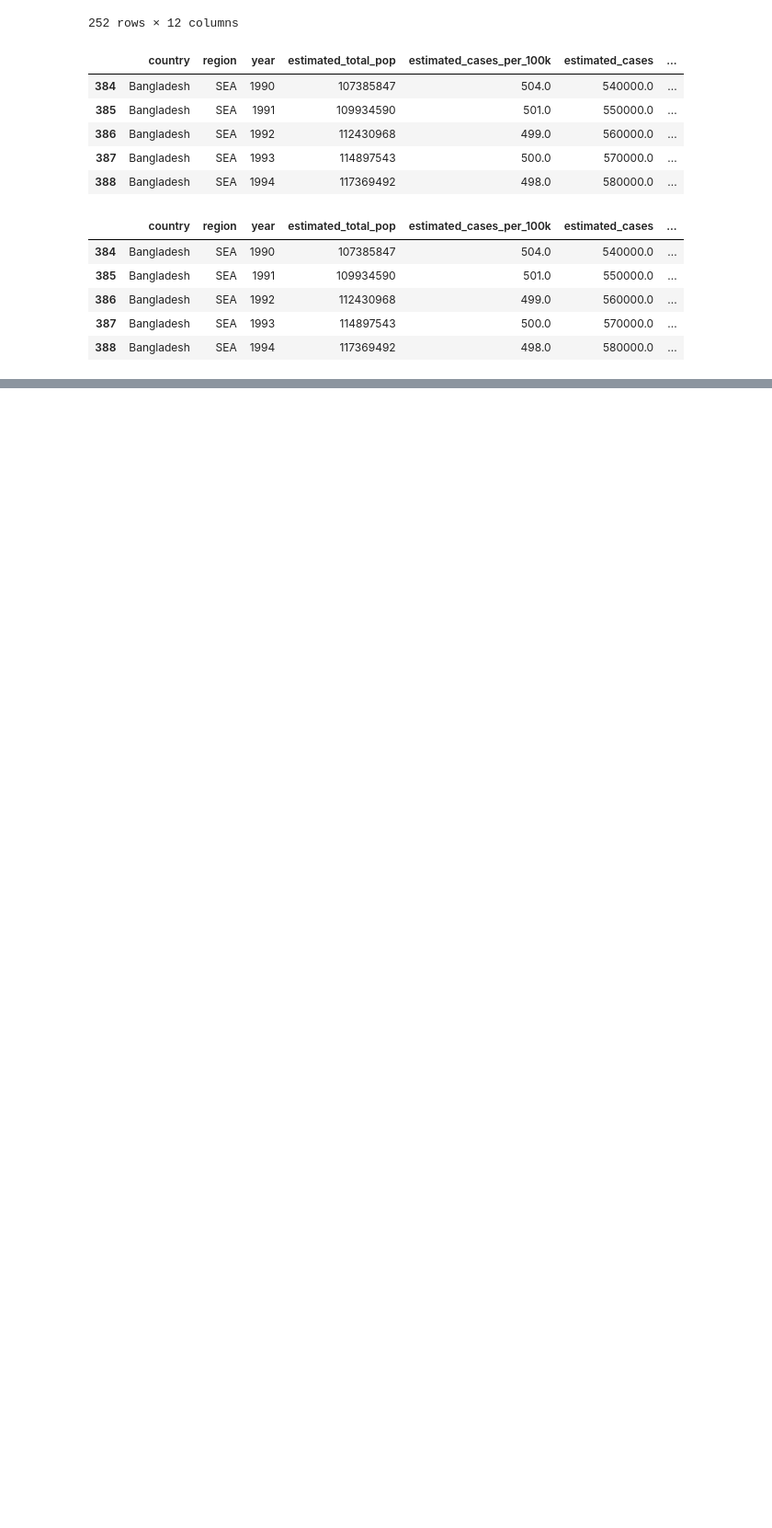
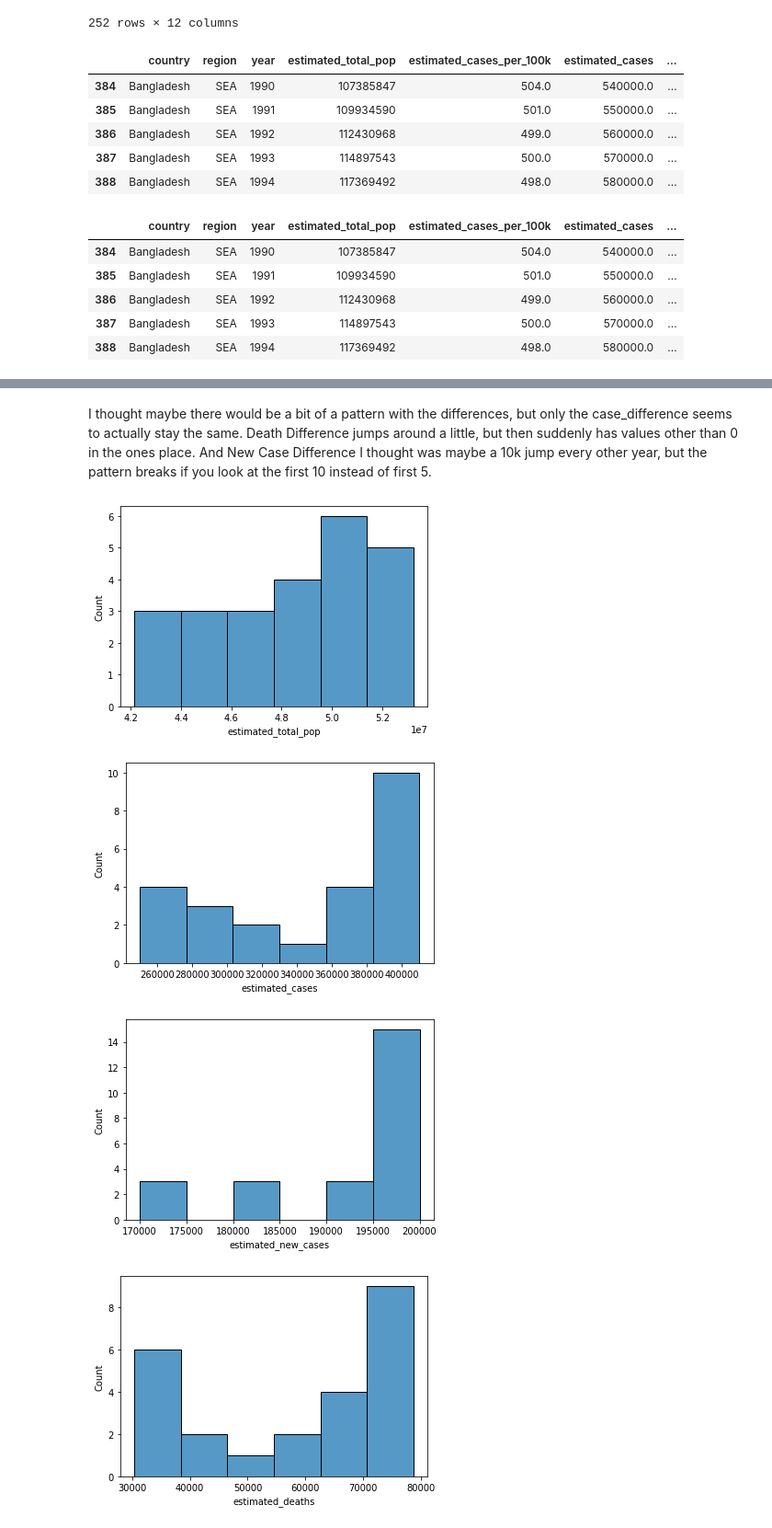
Before and after one commit to JenniferMLewis/Methodologies-I-Individual-Project, a Jupyter notebook: initial.ipynb, the cells around one changed output, grey strips where cells are left out. Shown at 92% size. Cells and saved outputs as stored; diff of their text form; code cells hidden in the pictures; blank space fills up the shorter version.

```diff
--- a/initial.ipynb
+++ b/initial.ipynb
@@ -450,0 +539,2 @@ df.head()
+# %%
+df = wrangle_tb()
@@ -450,0 +555,18 @@ df.head()
+# %% [markdown]
+I thought maybe there would be a bit of a pattern with the differences, but only the case_difference seems to actually stay the same. Death Difference jumps around a little, but then suddenly has values other than 0 in the ones place. And New Case Difference I thought was maybe a 10k jump every other year, but the pattern breaks if you look at the first 10 instead of first 5.
+# %%
+sns.histplot(data= df, x='estimated_total_pop')
+plt.show()
+sns.histplot(data=df, x= 'estimated_cases')
+plt.show()
+sns.histplot(data=df, x='estimated_new_cases')
+plt.show()
+sns.histplot(data=df, x='estimated_deaths')
+plt.show()
+sns.histplot(data=df, x='pop_to_tb')
+plt.show()
+# %% [output]
+[figure, added]
+[figure, added]
+[figure, added]
+[figure, added]
```
Also changed, not shown: parts of 41 cells of this notebook, 1 other file.
